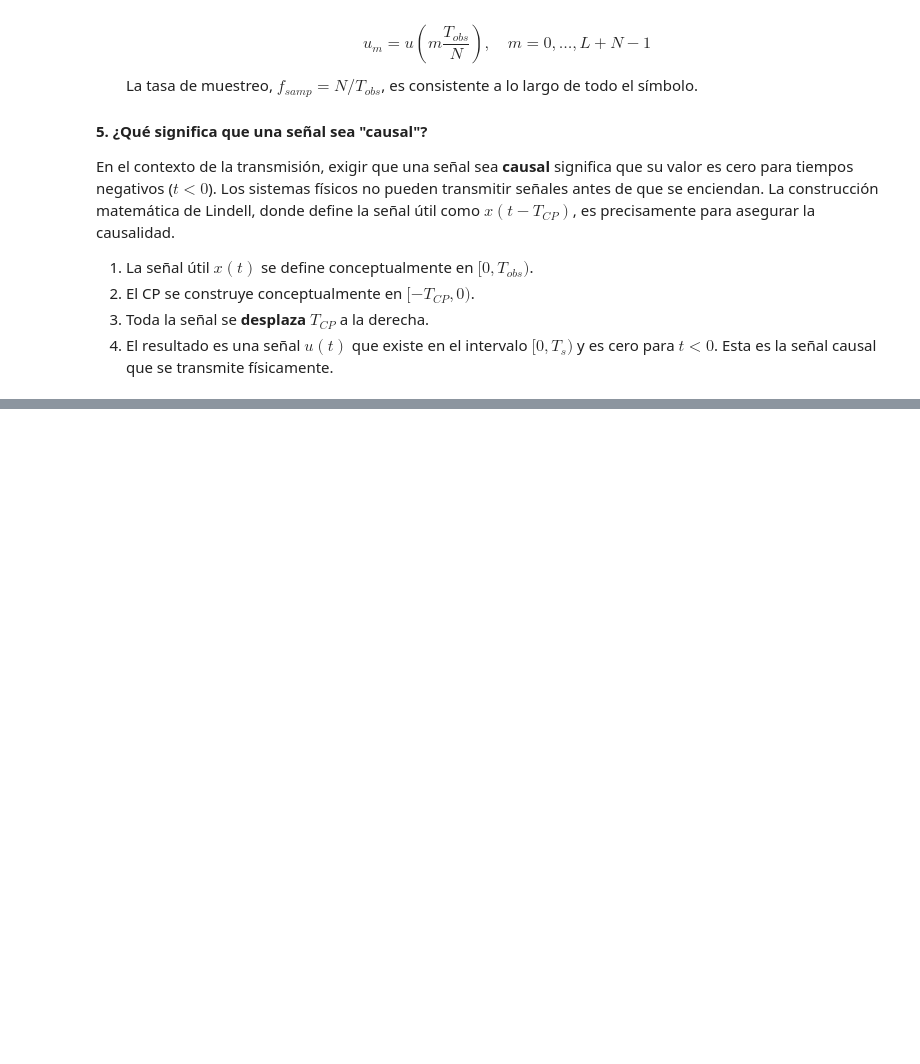
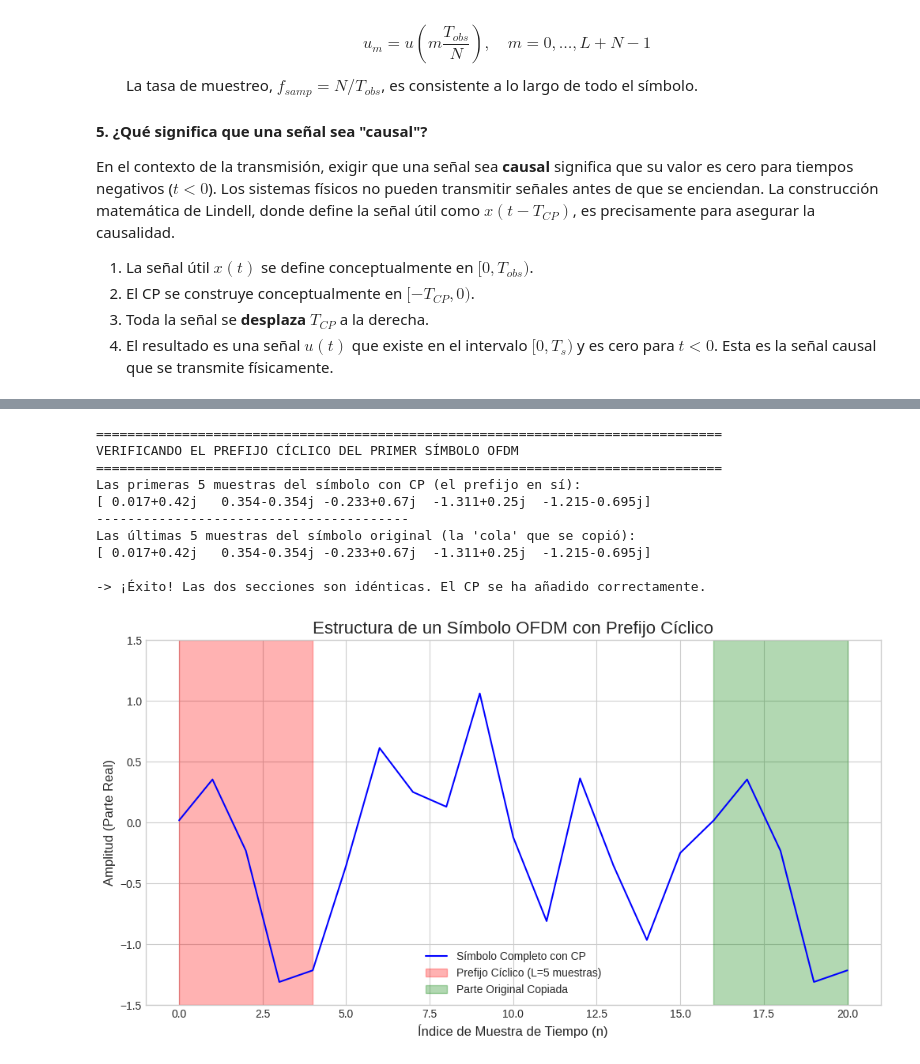
Before and after one commit to AguTrachta/comDigitales, a Jupyter notebook: notebooks/transmisor_receptor_ofdm.ipynb, the cells around one changed output, grey strips where cells are left out. Saved outputs shown, nothing was run; the diff lists cells and outputs as text; code cells hidden in the pictures; blank space fills up the shorter version.

```diff
--- a/notebooks/transmisor_receptor_ofdm.ipynb
+++ b/notebooks/transmisor_receptor_ofdm.ipynb
@@ -1022,0 +1071,55 @@ La construcción matemática de Lindell, donde define la señal útil como $x(t-
+# %%
+# --- Verificación Visual del CP para el Símbolo OFDM 0 ---
+
+# Extraemos el primer símbolo OFDM completo (con CP)
+first_symbol_with_cp = x_time_with_cp[0, :]
+# Extraemos el primer símbolo OFDM original (sin CP)
+first_symbol_original = x_time[0, :]
+
+# Extraemos las partes relevantes para la comparación
+cp_part = first_symbol_with_cp[:p.L]
+tail_part = first_symbol_original[-p.L:]
+
+print("\n" + "="*80)
+print("VERIFICANDO EL PREFIJO CÍCLICO DEL PRIMER SÍMBOLO OFDM")
+print("="*80)
+print(f"Las primeras {p.L} muestras del símbolo con CP (el prefijo en sí):")
+print(np.round(cp_part, 3))
+print("-" * 40)
+print(f"Las últimas {p.L} muestras del símbolo original (la 'cola' que se copió):")
+print(np.round(tail_part, 3))
+
+# Verificación numérica de que son idénticos
+assert np.allclose(cp_part, tail_part), "¡Error! El prefijo cíclico no es una copia de la cola."
+print("\n-> ¡Éxito! Las dos secciones son idénticas. El CP se ha añadido correctamente.")
+
+# --- Gráfico Ilustrativo ---
+plt.figure(figsize=(12, 6))
+time_axis_full = np.arange(p.N + p.L)
+
+plt.plot(time_axis_full, np.real(first_symbol_with_cp), 'b-', label='Símbolo Completo con CP')
+
+# Resaltamos la parte del CP
+plt.fill_between(np.arange(p.L), -1.5, 1.5, color='red', alpha=0.3, label=f'Prefijo Cíclico (L={p.L} muestras)')
+# Resaltamos la cola que fue copiada
+plt.fill_between(np.arange(p.N, p.N + p.L), -1.5, 1.5, color='green', alpha=0.3, label='Parte Original Copiada')
+
+plt.title('Estructura de un Símbolo OFDM con Prefijo Cíclico', fontsize=16)
+plt.xlabel('Índice de Muestra de Tiempo (n)', fontsize=12)
+plt.ylabel('Amplitud (Parte Real)', fontsize=12)
+plt.legend()
+plt.grid(True)
+plt.ylim(-1.5, 1.5)
+plt.show()
+# %% [output]
+================================================================================
+VERIFICANDO EL PREFIJO CÍCLICO DEL PRIMER SÍMBOLO OFDM
+================================================================================
+Las primeras 5 muestras del símbolo con CP (el prefijo en sí):
+[ 0.017+0.42j   0.354-0.354j -0.233+0.67j  -1.311+0.25j  -1.215-0.695j]
+----------------------------------------
+Las últimas 5 muestras del símbolo original (la 'cola' que se copió):
+[ 0.017+0.42j   0.354-0.354j -0.233+0.67j  -1.311+0.25j  -1.215-0.695j]
+
+-> ¡Éxito! Las dos secciones son idénticas. El CP se ha añadido correctamente.
+[figure, added]
```
Also changed, not shown: parts of 8 cells of this notebook, 2 other files.
